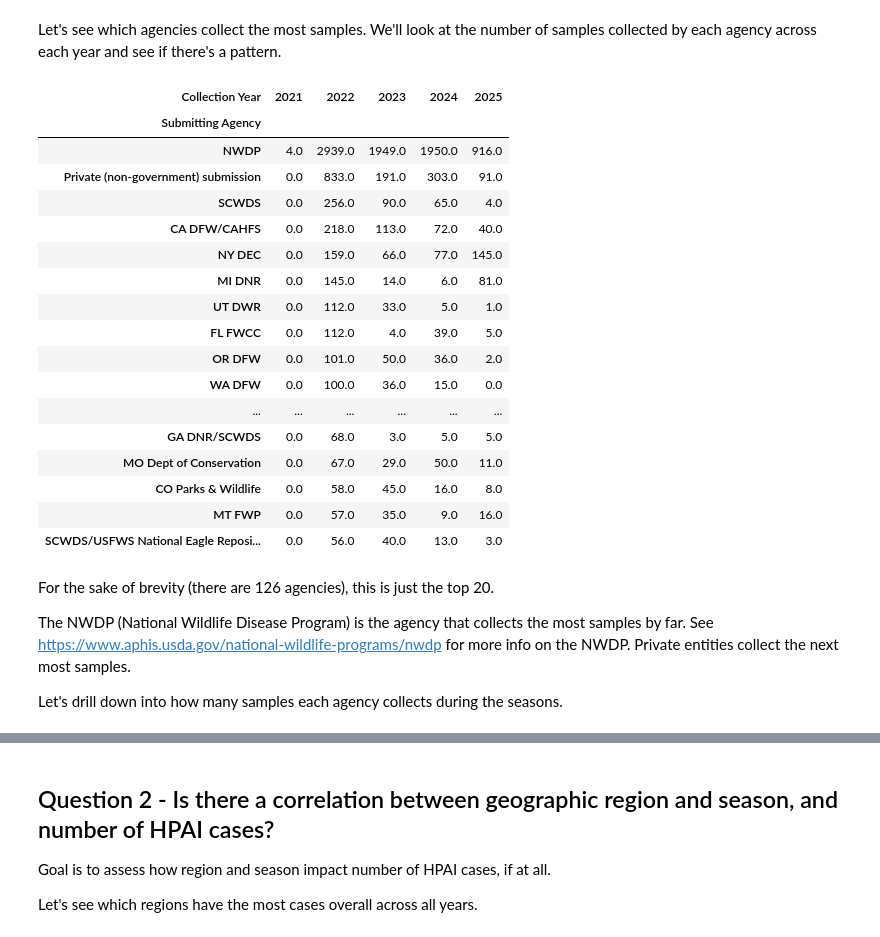
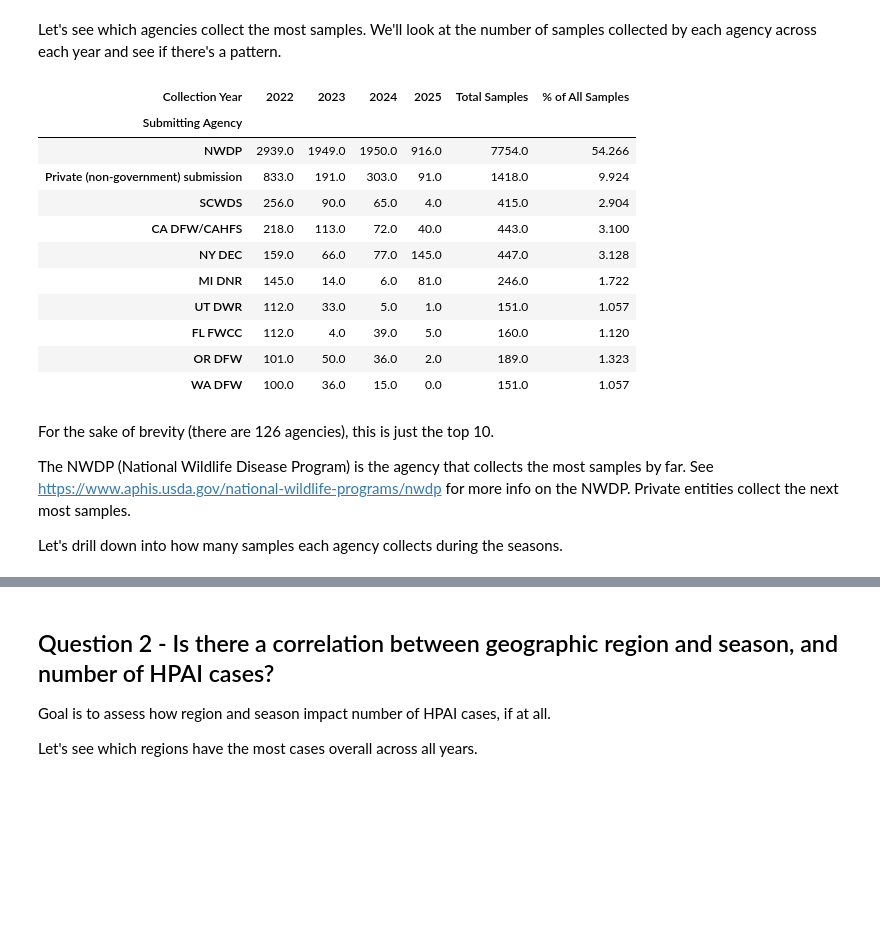
Before and after one commit to Sharyyy345/Math_316_Project1, a Jupyter notebook: notebooks/main_insights.ipynb, the cells around one changed output, grey strips where cells are left out. Saved outputs shown, nothing was run; the diff lists cells and outputs as text; code cells hidden in the pictures; blank space fills up the shorter version.

```diff
--- a/notebooks/main_insights.ipynb
+++ b/notebooks/main_insights.ipynb
@@ -121,31 +121,33 @@ Goal is to see if there's any bias in the data based on when and where agencies
 # %% [markdown]
 Let's see which agencies collect the most samples. We'll look at the number of samples collected by each agency across each year and see if there's a pattern.
 # %%
+df3 = df2.copy()
+df3 = df3.loc[df3['Collection Year'].isin(['2022','2023','2024','2025'])]
 
-df3 = df2.groupby(['Submitting Agency', 'Collection Year']).size().reset_index(name='Samples Collected').sort_values(by=['Samples Collected'], ascending=False)
-df3_pivot = df3.pivot_table(index='Submitting Agency', columns='Collection Year', values='Samples Collected', fill_value=0).sort_values(by=['2021','2022','2023','2024','2025'], ascending=False)
-df3_pivot.head(n=20)
+df3 = df3.groupby(['Submitting Agency', 'Collection Year']).size().reset_index(name='Samples Collected').sort_values(by=['Samples Collected'], ascending=False)
+df3_pivot = df3.pivot_table(index='Submitting Agency', columns='Collection Year', values='Samples Collected', fill_value=0).sort_values(by=['2022','2023','2024','2025'], ascending=False)
+
+agency_totals = df3_pivot.sum(axis=1)
+year_totals = df3_pivot.sum(axis=0)
+df3_pivot['Total Samples'] = df3_pivot.sum(axis=1)
+df3_pivot['% of All Samples'] = round(agency_totals / year_totals.sum() * 100.0, ndigits=3)
+
+df3_pivot.head(n=10)
 # %% [output]
-| Collection Year | 2021 | 2022 | 2023 | 2024 | 2025 |
-| Submitting Agency |  |  |  |  |  |
-| NWDP | 4.0 | 2939.0 | 1949.0 | 1950.0 | 916.0 |
-| Private (non-government) submission | 0.0 | 833.0 | 191.0 | 303.0 | 91.0 |
-| SCWDS | 0.0 | 256.0 | 90.0 | 65.0 | 4.0 |
-| CA DFW/CAHFS | 0.0 | 218.0 | 113.0 | 72.0 | 40.0 |
-| NY DEC | 0.0 | 159.0 | 66.0 | 77.0 | 145.0 |
-| MI DNR | 0.0 | 145.0 | 14.0 | 6.0 | 81.0 |
-| UT DWR | 0.0 | 112.0 | 33.0 | 5.0 | 1.0 |
-| FL FWCC | 0.0 | 112.0 | 4.0 | 39.0 | 5.0 |
-| OR DFW | 0.0 | 101.0 | 50.0 | 36.0 | 2.0 |
-| WA DFW | 0.0 | 100.0 | 36.0 | 15.0 | 0.0 |
-| ... | ... | ... | ... | ... | ... |
-| GA DNR/SCWDS | 0.0 | 68.0 | 3.0 | 5.0 | 5.0 |
-| MO Dept of Conservation | 0.0 | 67.0 | 29.0 | 50.0 | 11.0 |
-| CO Parks & Wildlife | 0.0 | 58.0 | 45.0 | 16.0 | 8.0 |
-| MT FWP | 0.0 | 57.0 | 35.0 | 9.0 | 16.0 |
-| SCWDS/USFWS National Eagle Reposi... | 0.0 | 56.0 | 40.0 | 13.0 | 3.0 |
+| Collection Year | 2022 | 2023 | 2024 | 2025 | Total Samples | % of All Samples |
+| Submitting Agency |  |  |  |  |  |  |
+| NWDP | 2939.0 | 1949.0 | 1950.0 | 916.0 | 7754.0 | 54.266 |
+| Private (non-government) submission | 833.0 | 191.0 | 303.0 | 91.0 | 1418.0 | 9.924 |
+| SCWDS | 256.0 | 90.0 | 65.0 | 4.0 | 415.0 | 2.904 |
+| CA DFW/CAHFS | 218.0 | 113.0 | 72.0 | 40.0 | 443.0 | 3.100 |
+| NY DEC | 159.0 | 66.0 | 77.0 | 145.0 | 447.0 | 3.128 |
+| MI DNR | 145.0 | 14.0 | 6.0 | 81.0 | 246.0 | 1.722 |
+| UT DWR | 112.0 | 33.0 | 5.0 | 1.0 | 151.0 | 1.057 |
+| FL FWCC | 112.0 | 4.0 | 39.0 | 5.0 | 160.0 | 1.120 |
+| OR DFW | 101.0 | 50.0 | 36.0 | 2.0 | 189.0 | 1.323 |
+| WA DFW | 100.0 | 36.0 | 15.0 | 0.0 | 151.0 | 1.057 |
 # %% [markdown]
-For the sake of brevity (there are 126 agencies), this is just the top 20.
+For the sake of brevity (there are 126 agencies), this is just the top 10.
 
 The NWDP (National Wildlife Disease Program) is the agency that collects the most samples by far. See https://www.aphis.usda.gov/national-wildlife-programs/nwdp for more info on the NWDP. Private entities collect the next most samples.
 
```
Also changed, not shown: parts of 7 cells of this notebook, 1 other file.
